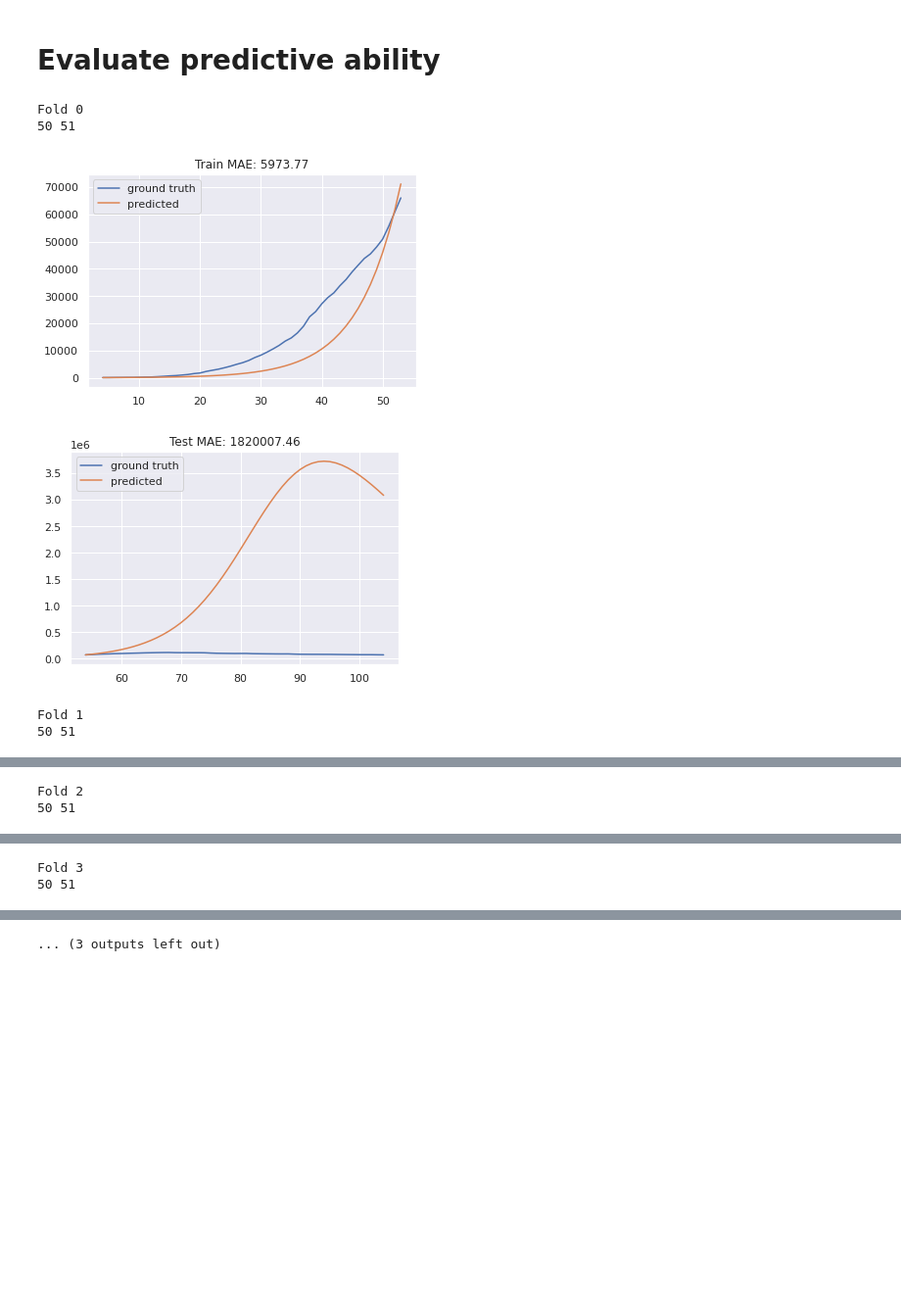
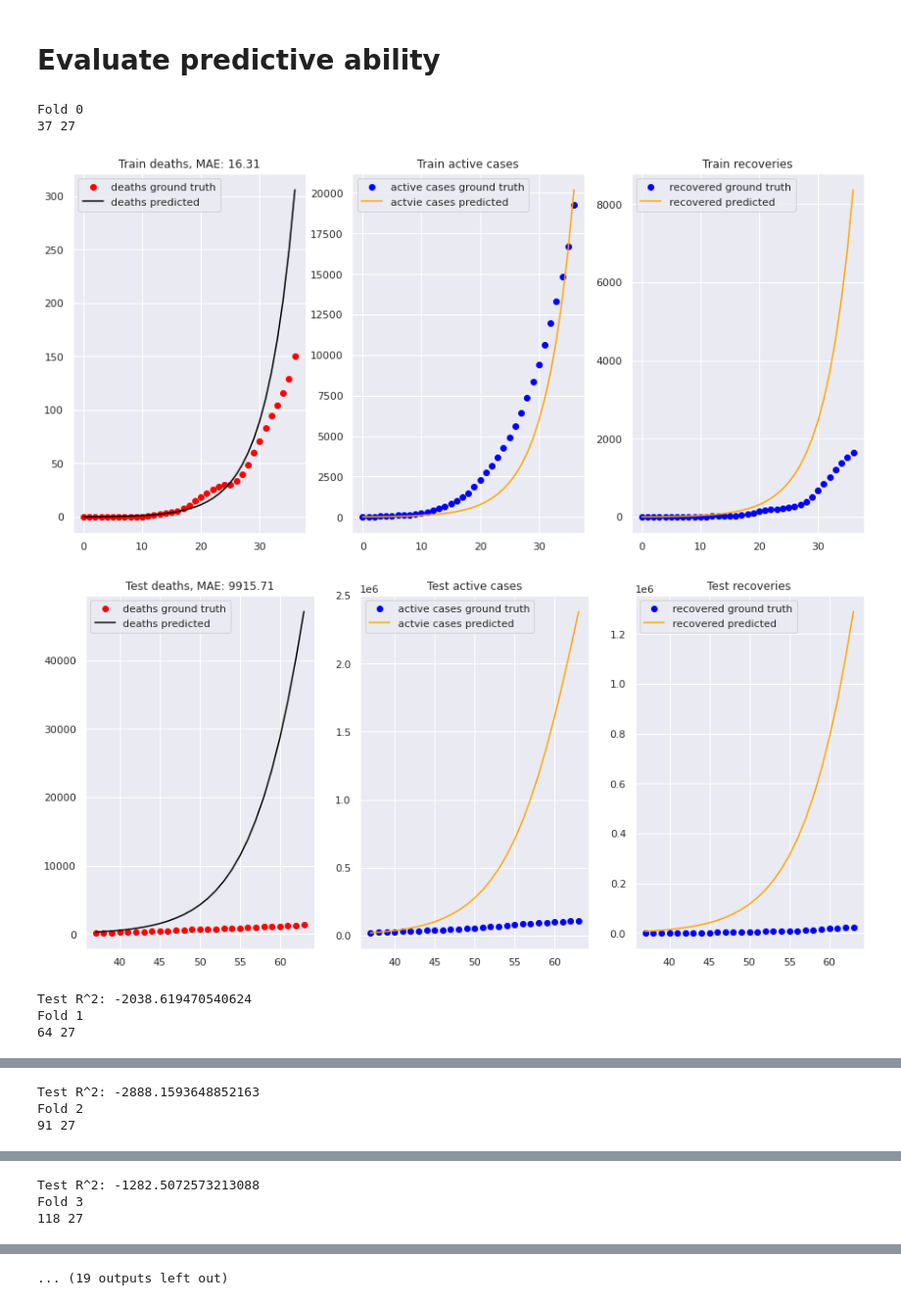
Before and after one commit to btseytlin/covid_peak_sir_modelling, a Jupyter notebook: sir_curve_fit.ipynb, the cells around one changed output, grey strips where cells are left out. Shown at 98% size. Saved outputs shown, nothing was run; the diff lists cells and outputs as text; code cells hidden in the pictures; blank space fills up the shorter version.

```diff
--- a/sir_curve_fit.ipynb
+++ b/sir_curve_fit.ipynb
@@ -94,7 +94,7 @@ len(t)
 model = SIROneStain(population)
 
 subset = df[20:110]
-model.fit(subset, subset['total_dead'].values)
+model.fit(subset)
 
 result = model.fit_result_
 #result.plot_fit(datafmt="-");
@@ -219,7 +240,9 @@ plt.show()
 # %%
 model = SIROneStain(population)
 subset = df
-model.fit(subset, subset['total_dead'].values)
+model.fit(subset)
+
+S, I, R, D = model.predict_train()
 
 result = model.fit_result_
 R0 = result.params['beta']/result.params['gamma']
@@ -248,5 +275,3 @@ Variables
-# %%
-S, I, R, D = model.predict(subset)
 # %%
 plt.figure()
 x = np.arange(len(subset))
@@ -285,48 +310,71 @@ from sklearn.metrics import mean_absolute_error
 # %%
-tscv = TimeSeriesSplit(n_splits=5,
-                       max_train_size=50)
+tscv = TimeSeriesSplit(n_splits=10)
 # %%
 maes = []
 params = []
 for i, (train_index, test_index) in enumerate(tscv.split(range(len(df)))):
     print('Fold', i)
     print(len(train_index), len(test_index))
     train_subset = df.iloc[train_index]
     test_subset = df.iloc[test_index]
 
     model = SIROneStain(population)
-    model.fit(train_subset, train_subset[['infected', 'total_recovered']].values)
+    model.fit(train_subset)
 
     result = model.fit_result_
     params.append(result.params)
     #result.plot_fit(datafmt="-")
 
-    train_S, train_I, train_R, train_D = model.predict(train_subset)
+    train_S, train_I, train_R, train_D = model.predict_train()
+    S, I, R, D = model.predict_test(test_index)
 
-    S, I, R, D = model.predict(test_subset)
+    train_mae = mean_absolute_error(train_subset['total_dead'], train_D)
 
-    train_mae = mean_absolute_error(train_I, train_subset['infected'])
-
-    plt.figure()
-    plt.plot(train_index, train_subset['infected'], label='ground truth')
-    plt.plot(train_index, train_I, label='predicted')
-    plt.title(f'Train MAE: {train_mae:0.2f}')
+    plt.figure(figsize=(15, 7))
+    plt.subplot(1, 3, 1)
+    plt.plot(train_index, train_subset['total_dead'], 'o', label='deaths ground truth', marker='o', color='red')
+    plt.plot(train_index, train_D, label='deaths predicted', color='black')
+    plt.title(f'Train deaths, MAE: {train_mae:0.2f}')
+    plt.legend()
+    plt.subplot(1, 3, 2)
+    plt.plot(train_index, train_subset['infected'], 'o',  label='active cases ground truth', color='blue')
+    plt.plot(train_index, train_I, label='actvie cases predicted', color='orange')
+    plt.title(f'Train active cases')
+    plt.legend()
+    plt.subplot(1, 3, 3)
+    plt.plot(train_index, train_subset['total_recovered'], 'o',  label='recovered ground truth', color='blue')
+    plt.plot(train_index, train_R, label='recovered predicted', color='orange')
+    plt.title(f'Train recoveries')
     plt.legend()
     plt.show()
 
-    mae = mean_absolute_error(I, test_subset['infected'])
+    mae = mean_absolute_error(test_subset['total_dead'], D)
     maes.append(mae)
 
-    plt.figure()
-    plt.plot(test_index, test_subset['infected'], label='ground truth')
-    plt.plot(test_index, I, label='predicted')
-    plt.title(f'Test MAE: {mae:0.2f}')
+    plt.figure(figsize=(15, 7))
+    plt.subplot(1, 3, 1)
+    plt.plot(test_index, test_subset['total_dead'], 'o', label='deaths ground truth', marker='o', color='red')
+    plt.plot(test_index, D, label='deaths predicted', color='black')
+    plt.title(f'Test deaths, MAE: {mae:0.2f}')
+    plt.legend()
+    plt.subplot(1, 3, 2)
+    plt.plot(test_index, test_subset['infected'], 'o',  label='active cases ground truth', color='blue')
+    plt.plot(test_index, I, label='actvie cases predicted', color='orange')
+    plt.title(f'Test active cases')
+    plt.legend()
+    plt.subplot(1, 3, 3)
+    plt.plot(test_index, test_subset['total_recovered'], 'o',  label='recovered ground truth', color='blue')
+    plt.plot(test_index, R, label='recovered predicted', color='orange')
+    plt.title(f'Test recoveries')
     plt.legend()
     plt.show()
+
+    print('Test R^2:', r2_score(test_subset['total_dead'], D))
 # %% [output]
 Fold 0
-50 51
+37 27
-[figure, old version]
+[figure, new version]
-[figure, old version]
+[figure, new version]
+Test R^2: -2038.619470540624
 Fold 1
-50 51
+64 27
@@ -335,2 +383,3 @@ Fold 1
+Test R^2: -2888.1593648852163
 Fold 2
-50 51
+91 27
@@ -339,2 +388,3 @@ Fold 2
+Test R^2: -1282.5072573213088
 Fold 3
-50 51
+118 27
@@ -343,2 +393,2 @@ Fold 3
-... (3 outputs left out)
+... (19 outputs left out)
 # %%
```
Also changed, not shown: parts of 28 cells of this notebook, 1 other file.
